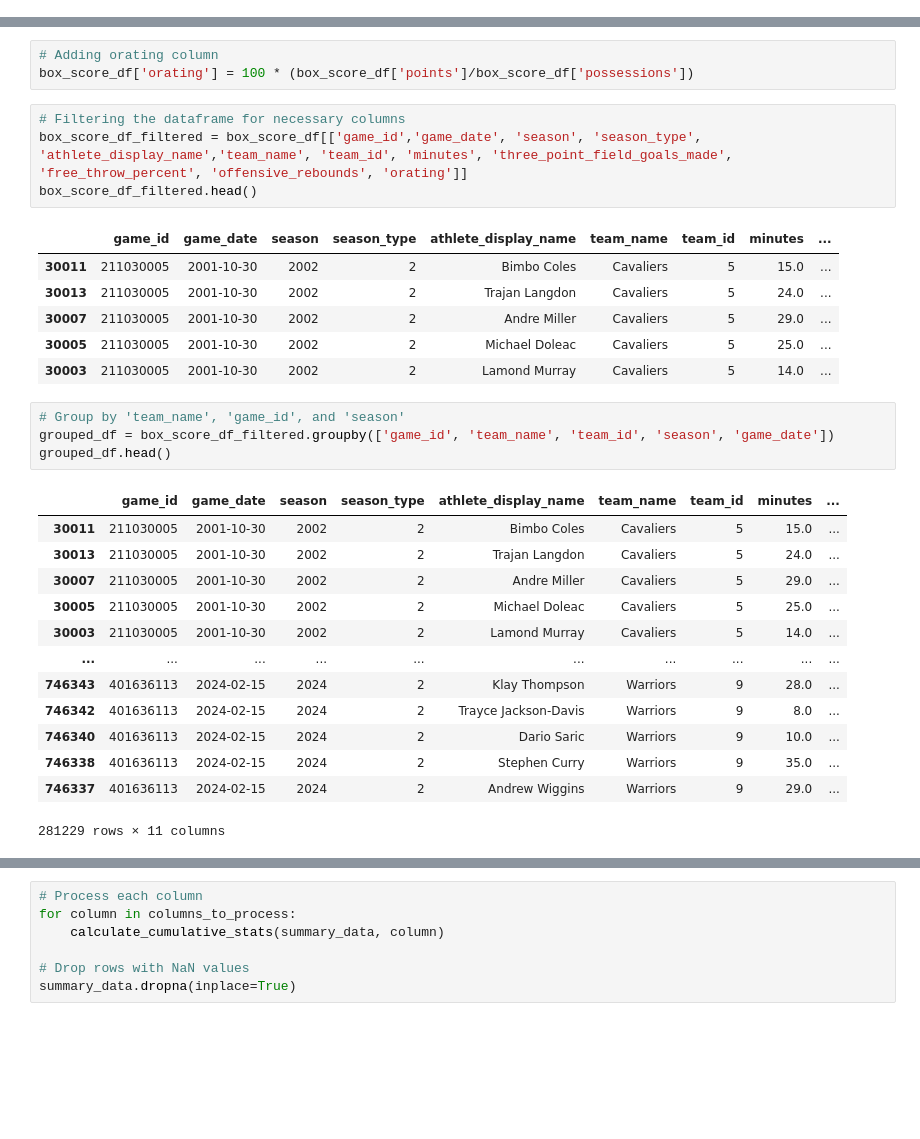
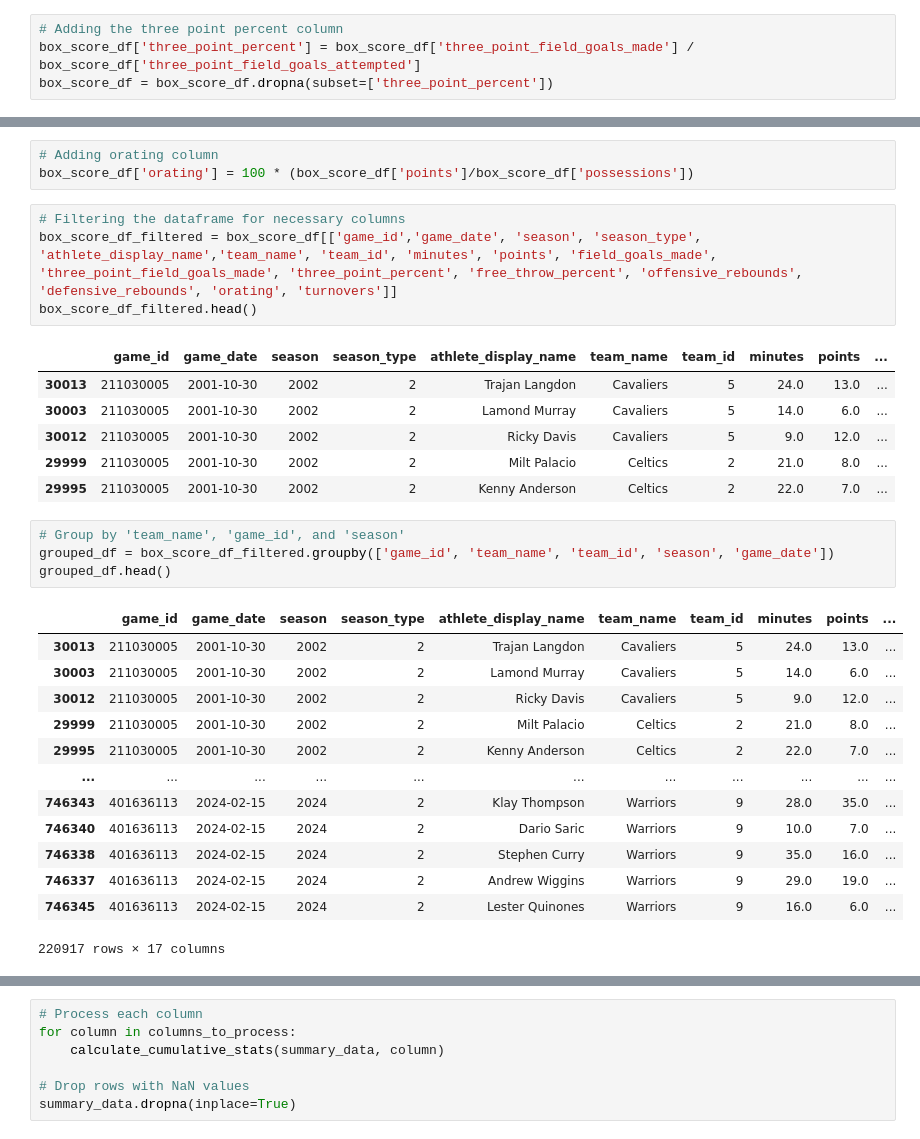
Before and after one commit to JoelManYunLee/Raptors_3_point_predictor, a Jupyter notebook: get_starter_data.ipynb, the cells around one changed output, grey strips where cells are left out. Drawn from its saved outputs; the diff is of its cells as text; blank space fills up the shorter version.

```diff
--- a/get_starter_data.ipynb
+++ b/get_starter_data.ipynb
@@ -56,6 +56,10 @@ box_score_df.head()
 | 30005 | 211030005 | 2002 | 2 | 2001-10-30 | 2001-10-31T00:00:00Z | 207.0 | Michael Doleac | 5 | ... |
 | 30003 | 211030005 | 2002 | 2 | 2001-10-30 | 2001-10-31T00:00:00Z | 586.0 | Lamond Murray | 5 | ... |
 5 rows × 58 columns
+# %%
+# Adding the three point percent column
+box_score_df['three_point_percent'] = box_score_df['three_point_field_goals_made'] / box_score_df['three_point_field_goals_attempted']
+box_score_df = box_score_df.dropna(subset=['three_point_percent'])
 # %%
 # Adding possessions column
 box_score_df['possessions'] = box_score_df['field_goals_attempted'] + (0.44 * box_score_df['free_throws_attempted']) - box_score_df['offensive_rebounds'] + box_score_df['turnovers']
@@ -64,33 +68,33 @@ box_score_df['possessions'] = box_score_df['field_goals_attempted'] + (0.44 * bo
 box_score_df['orating'] = 100 * (box_score_df['points']/box_score_df['possessions'])
 # %%
 # Filtering the dataframe for necessary columns
-box_score_df_filtered = box_score_df[['game_id','game_date', 'season', 'season_type', 'athlete_display_name','team_name', 'team_id', 'minutes', 'three_point_field_goals_made', 'free_throw_percent', 'offensive_rebounds', 'orating']]
+box_score_df_filtered = box_score_df[['game_id','game_date', 'season', 'season_type', 'athlete_display_name','team_name', 'team_id', 'minutes', 'points', 'field_goals_made', 'three_point_field_goals_made', 'three_point_percent', 'free_throw_percent', 'offensive_rebounds', 'defensive_rebounds', 'orating', 'turnovers']]
 box_score_df_filtered.head()
 # %% [output]
-|  | game_id | game_date | season | season_type | athlete_display_name | team_name | team_id | minutes | ... |
-| 30011 | 211030005 | 2001-10-30 | 2002 | 2 | Bimbo Coles | Cavaliers | 5 | 15.0 | ... |
-| 30013 | 211030005 | 2001-10-30 | 2002 | 2 | Trajan Langdon | Cavaliers | 5 | 24.0 | ... |
-| 30007 | 211030005 | 2001-10-30 | 2002 | 2 | Andre Miller | Cavaliers | 5 | 29.0 | ... |
-| 30005 | 211030005 | 2001-10-30 | 2002 | 2 | Michael Doleac | Cavaliers | 5 | 25.0 | ... |
-| 30003 | 211030005 | 2001-10-30 | 2002 | 2 | Lamond Murray | Cavaliers | 5 | 14.0 | ... |
+|  | game_id | game_date | season | season_type | athlete_display_name | team_name | team_id | minutes | points | ... |
+| 30013 | 211030005 | 2001-10-30 | 2002 | 2 | Trajan Langdon | Cavaliers | 5 | 24.0 | 13.0 | ... |
+| 30003 | 211030005 | 2001-10-30 | 2002 | 2 | Lamond Murray | Cavaliers | 5 | 14.0 | 6.0 | ... |
+| 30012 | 211030005 | 2001-10-30 | 2002 | 2 | Ricky Davis | Cavaliers | 5 | 9.0 | 12.0 | ... |
+| 29999 | 211030005 | 2001-10-30 | 2002 | 2 | Milt Palacio | Celtics | 2 | 21.0 | 8.0 | ... |
+| 29995 | 211030005 | 2001-10-30 | 2002 | 2 | Kenny Anderson | Celtics | 2 | 22.0 | 7.0 | ... |
 # %%
 # Group by 'team_name', 'game_id', and 'season'
 grouped_df = box_score_df_filtered.groupby(['game_id', 'team_name', 'team_id', 'season', 'game_date'])
 grouped_df.head()
 # %% [output]
-|  | game_id | game_date | season | season_type | athlete_display_name | team_name | team_id | minutes | ... |
-| 30011 | 211030005 | 2001-10-30 | 2002 | 2 | Bimbo Coles | Cavaliers | 5 | 15.0 | ... |
-| 30013 | 211030005 | 2001-10-30 | 2002 | 2 | Trajan Langdon | Cavaliers | 5 | 24.0 | ... |
-| 30007 | 211030005 | 2001-10-30 | 2002 | 2 | Andre Miller | Cavaliers | 5 | 29.0 | ... |
-| 30005 | 211030005 | 2001-10-30 | 2002 | 2 | Michael Doleac | Cavaliers | 5 | 25.0 | ... |
-| 30003 | 211030005 | 2001-10-30 | 2002 | 2 | Lamond Murray | Cavaliers | 5 | 14.0 | ... |
-| ... | ... | ... | ... | ... | ... | ... | ... | ... | ... |
-| 746343 | 401636113 | 2024-02-15 | 2024 | 2 | Klay Thompson | Warriors | 9 | 28.0 | ... |
-| 746342 | 401636113 | 2024-02-15 | 2024 | 2 | Trayce Jackson-Davis | Warriors | 9 | 8.0 | ... |
-| 746340 | 401636113 | 2024-02-15 | 2024 | 2 | Dario Saric | Warriors | 9 | 10.0 | ... |
-| 746338 | 401636113 | 2024-02-15 | 2024 | 2 | Stephen Curry | Warriors | 9 | 35.0 | ... |
-| 746337 | 401636113 | 2024-02-15 | 2024 | 2 | Andrew Wiggins | Warriors | 9 | 29.0 | ... |
+|  | game_id | game_date | season | season_type | athlete_display_name | team_name | team_id | minutes | points | ... |
+| 30013 | 211030005 | 2001-10-30 | 2002 | 2 | Trajan Langdon | Cavaliers | 5 | 24.0 | 13.0 | ... |
+| 30003 | 211030005 | 2001-10-30 | 2002 | 2 | Lamond Murray | Cavaliers | 5 | 14.0 | 6.0 | ... |
+| 30012 | 211030005 | 2001-10-30 | 2002 | 2 | Ricky Davis | Cavaliers | 5 | 9.0 | 12.0 | ... |
+| 29999 | 211030005 | 2001-10-30 | 2002 | 2 | Milt Palacio | Celtics | 2 | 21.0 | 8.0 | ... |
+| 29995 | 211030005 | 2001-10-30 | 2002 | 2 | Kenny Anderson | Celtics | 2 | 22.0 | 7.0 | ... |
+| ... | ... | ... | ... | ... | ... | ... | ... | ... | ... | ... |
+| 746343 | 401636113 | 2024-02-15 | 2024 | 2 | Klay Thompson | Warriors | 9 | 28.0 | 35.0 | ... |
+| 746340 | 401636113 | 2024-02-15 | 2024 | 2 | Dario Saric | Warriors | 9 | 10.0 | 7.0 | ... |
+| 746338 | 401636113 | 2024-02-15 | 2024 | 2 | Stephen Curry | Warriors | 9 | 35.0 | 16.0 | ... |
+| 746337 | 401636113 | 2024-02-15 | 2024 | 2 | Andrew Wiggins | Warriors | 9 | 29.0 | 19.0 | ... |
+| 746345 | 401636113 | 2024-02-15 | 2024 | 2 | Lester Quinones | Warriors | 9 | 16.0 | 6.0 | ... |
-281229 rows × 11 columns
+220917 rows × 17 columns
 # %%
 # Aggregate data
 summary_data = grouped_df.agg(
```
Also changed, not shown: parts of 7 cells of this notebook, 1 other file.
